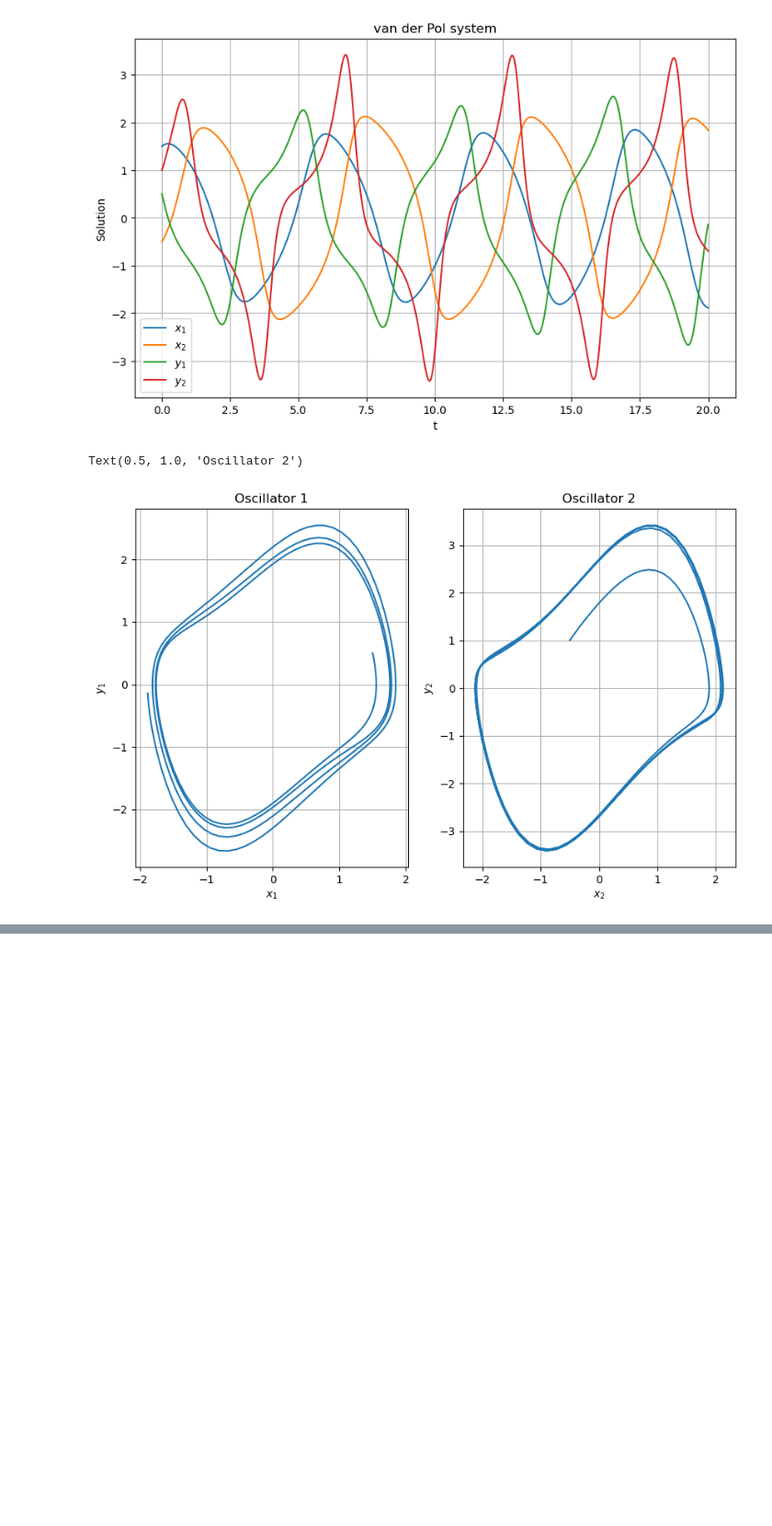
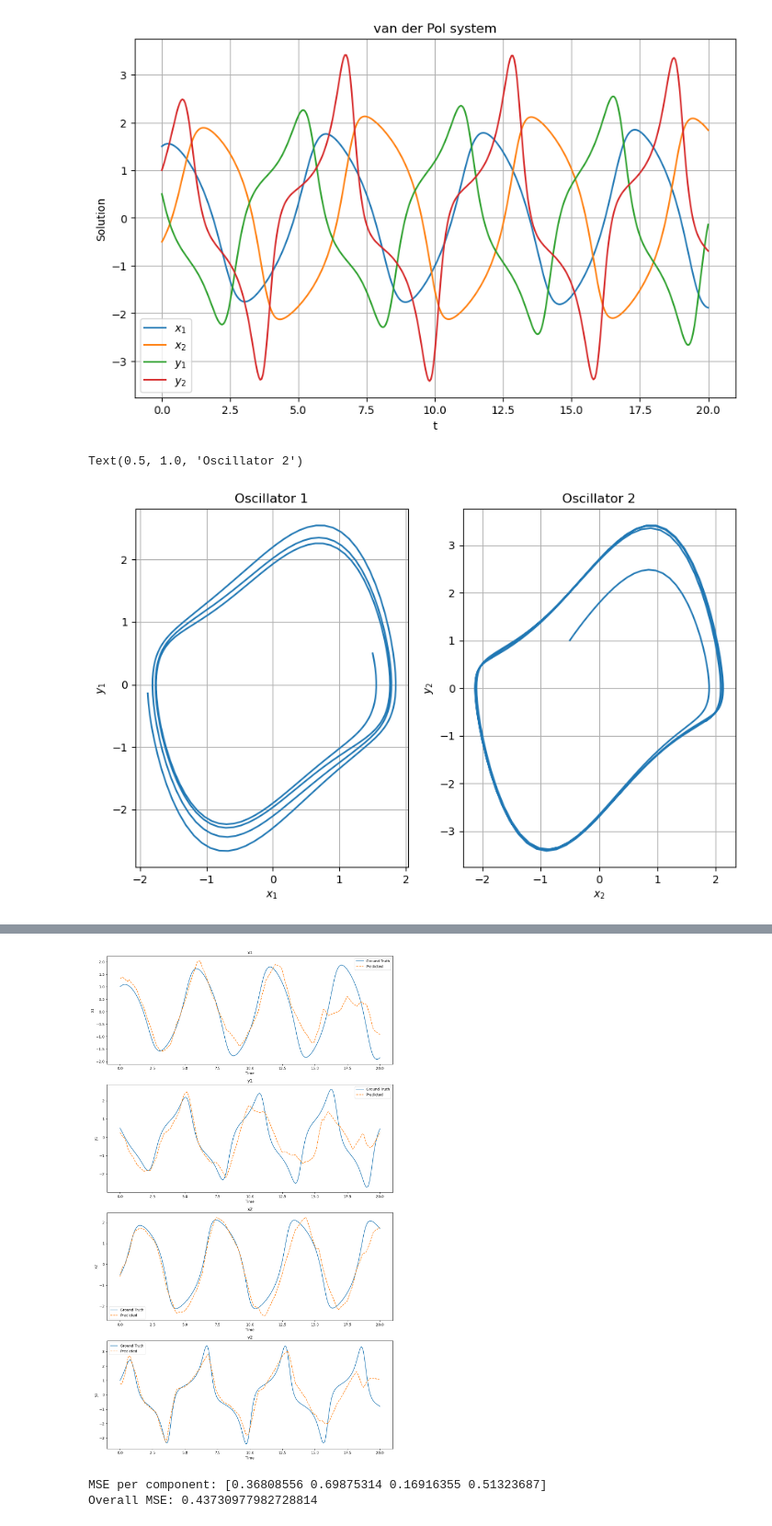
Before and after one commit to ieadoboe/effective-waffle, a Jupyter notebook: 43_ode_dynamical_systems_problem.ipynb, the cells around one changed output, grey strips where cells are left out. Shown at 92% size. Drawn from its saved outputs; the diff is of its cells as text; code cells hidden in the pictures; blank space fills up the shorter version.

```diff
--- a/43_ode_dynamical_systems_problem.ipynb
+++ b/43_ode_dynamical_systems_problem.ipynb
@@ -74,0 +150,13 @@ Text(0.5, 1.0, 'Oscillator 2')
+# %%
+history = model.fit(
+    X_train,
+    train_targets,
+    validation_data=(X_test, test_targets),
+    epochs=50,
+    batch_size=1024,
+    verbose=1,
+)
+
+# Report final test loss
+test_loss = model.evaluate(X_test, test_targets, verbose=0)
+print(f"Final test loss: {test_loss}")
@@ -74,0 +183,7 @@ Text(0.5, 1.0, 'Oscillator 2')
+# %%
+# test params
+z0_test = np.array([1.0, 0.5, -0.5, 1.0])
+# %%
+test_sol = solve_ivp(
+    vdp_system, [t0, tfinal], z0_test, t_eval=t_points, args=params, rtol=1e-6
+).y.T
@@ -74,0 +200,24 @@ Text(0.5, 1.0, 'Oscillator 2')
+# %%
+# Prepare data for prediction
+times = t_points.reshape(-1, 1)
+pred_initial = np.tile(z0_test, (len(t_points), 1))
+X_pred = np.concatenate([pred_initial, times], axis=1)
+
+# Make predictions
+pred_sol = model.predict(X_pred)
+
+# Plot the results
+plt.figure(figsize=(12, 20))
+components = ["x1", "y1", "x2", "y2"]
+
+for i in range(4):
+    plt.subplot(4, 1, i + 1)
+    plt.plot(t_points, test_sol[:, i], "-", label="Ground Truth")
+    plt.plot(t_points, pred_sol[:, i], "--", label="Predicted")
+    plt.xlabel("Time")
+    plt.ylabel(components[i])
+    plt.title(f"{components[i]}")
+    plt.legend()
+
+plt.tight_layout()
+# %% [output]
@@ -74,0 +225,9 @@ Text(0.5, 1.0, 'Oscillator 2')
+[figure, added]
+# %%
+# Calculate and print mean squared error for the test case
+mse = np.mean((test_sol - predicted_sol) ** 2, axis=0)
+print(f"MSE per component: {mse}")
+print(f"Overall MSE: {np.mean(mse)}")
+# %% [output]
+MSE per component: [0.36808556 0.69875314 0.16916355 0.51323687]
+Overall MSE: 0.43730977982728814
```
Also changed, not shown: parts of 16 cells of this notebook, 1 other file.
